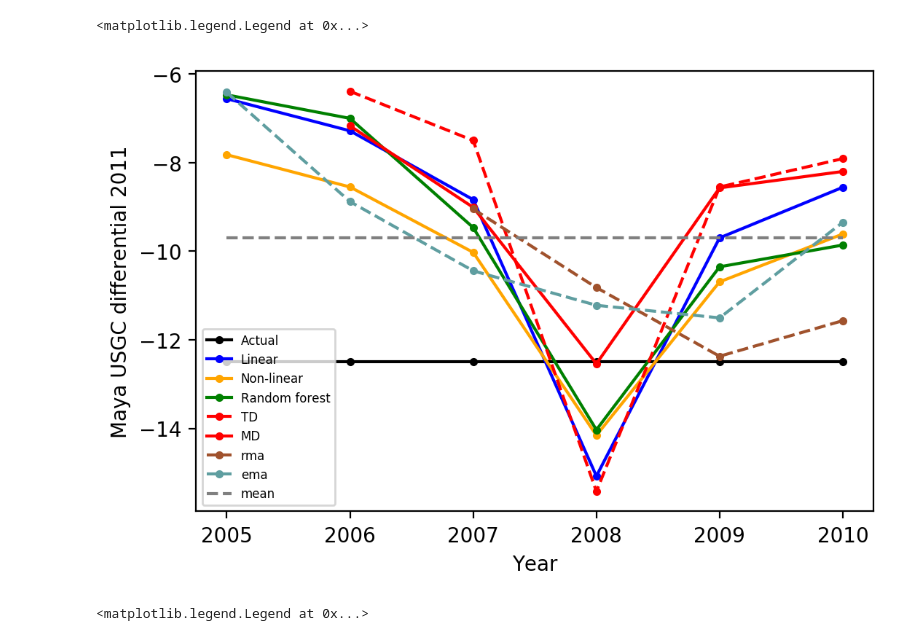
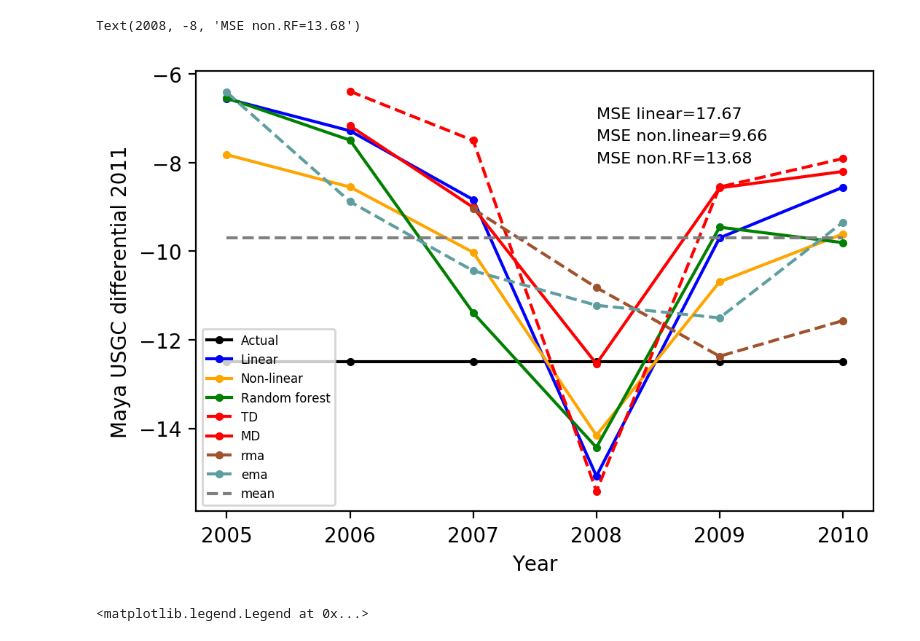
Before and after one commit to kaibawong/differential, a Jupyter notebook: MayaUSGC_pred.ipynb, the cells around one changed output. Cells and saved outputs as stored; diff of their text form; code cells hidden in the pictures.

```diff
--- a/MayaUSGC_pred.ipynb
+++ b/MayaUSGC_pred.ipynb
@@ -10,7 +10,7 @@ import statsmodels.api as sm
 
 price = pd.read_table('pricelist.csv',delimiter =';')
 combi = pd.read_table('Historical_combi2.csv',delimiter =';')
-I_2011 = pd.read_table('MayaUSGC_2012.csv',delimiter =';')
+I_2011 = pd.read_table('MayaUSGC_2011.csv',delimiter =';')
 # %%
 I_2011
 # %% [output]
@@ -49,5 +53,5 @@ combi = combi.assign(rma60=rma60.values)
 # %%
-take = 2012
+take = 2011
 # %%
 if take==2011:
     ema=[combi[combi['df']=='2005-01-01']['ema60'].values,combi[combi['df']=='2006-01-01']['ema60'].values   \
@@ -123,8 +127,8 @@ predictions = model.predict(X)
 print_model = model.summary()
 print(print_model)
 
-FO35= I_2011["Pred FO 3.5% 2012"]
-Jet= I_2011["Pred Jet 2012"]
+FO35= I_2011["Pred FO 3.5% 2011"]
+Jet= I_2011["Pred Jet 2011"]
 linear_MayaU=regr.intercept_+ regr.coef_[0]*FO35 + regr.coef_[1]*Jet
 print(linear_MayaU)
 # %% [output]
@@ -232,23 +243,32 @@ print(y_pred)
 # %%
+from sklearn.metrics import mean_squared_error
+mse_L = mean_squared_error(I_2011["Actual 2011"],linear_MayaU)
+mse_NL = mean_squared_error(I_2011["Actual 2011"],nonlinear_MayaU)
+mse_RF = mean_squared_error(I_2011["Actual 2011"],y_pred)
+
 import pylab as plot
 params = {'legend.fontsize': 6,
           'legend.handlelength': 2}
 plot.rcParams.update(params)
 plt.plot(I_2011["Pred Year"],I_2011["Actual 2011"],'k.-')
 plt.plot(I_2011["Pred Year"],linear_MayaU,'b.-')
 plt.plot(I_2011["Pred Year"],nonlinear_MayaU,'.-',color ='orange')
 plt.plot(I_2011["Pred Year"],y_pred,'g.-')
 plt.plot(I_2011["Pred Year"],I_2011["TD 2011"],'r.--')
 plt.plot(I_2011["Pred Year"],I_2011["MD 2011"],'r.-')
 plt.plot(I_2011["Pred Year"],rma,'.--',color ='sienna')
 plt.plot(I_2011["Pred Year"],ema,'.--',color ='cadetblue')
 plt.plot([I_2011["Pred Year"].iloc[0],I_2011["Pred Year"].iloc[-1]],[-9.7,-9.7],'--',color='grey')
 plt.xlabel('Year')
 plt.ylabel('Maya USGC differential 2011')
 plt.legend(("Actual","Linear","Non-linear","Random forest","TD","MD","rma","ema","mean"))
+
+plt.text(2008, -7, 'MSE linear='"{0:.2f}".format(mse_L), fontsize=8)
+plt.text(2008, -7.5, 'MSE non.linear='"{0:.2f}".format(mse_NL), fontsize=8)
+plt.text(2008, -8, 'MSE non.RF='"{0:.2f}".format(mse_RF), fontsize=8)
 # %% [output]
-<matplotlib.legend.Legend at 0x...>
+Text(2008, -8, 'MSE non.RF=13.68')
-[figure, old version]
+[figure, new version]
 # %%
 import pylab as plot
 params = {'legend.fontsize': 6,
```
Also changed, not shown: parts of 7 cells of this notebook, 5 other files.
